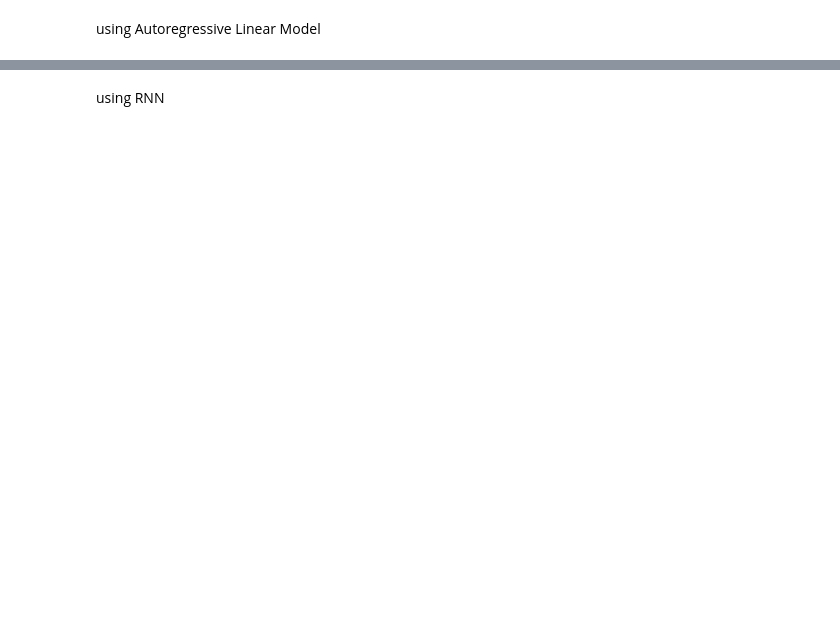
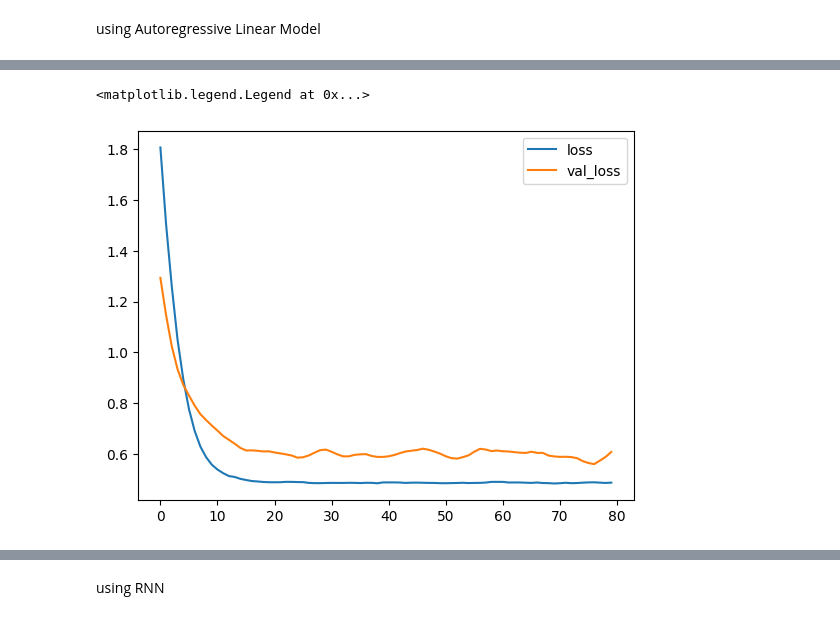
Before and after one commit to ChitteshKumar/udemy_deep_learning_tutorials, a Jupyter notebook: LSTM&GRU.ipynb, the cells around one changed output, grey strips where cells are left out. Drawn from its saved outputs; the diff is of its cells as text; code cells hidden in the pictures; blank space fills up the shorter version.

```diff
--- a/LSTM&GRU.ipynb
+++ b/LSTM&GRU.ipynb
@@ -26,9 +26,10 @@ for i in range(len(series)-T):
   x = series[i:i+T]
   X.append(x)
   y = series[i+T]
-  Y.append(Y)
+  Y.append(y)
 
 X = np.array(X).reshape(-1,T) #NxT
 Y = np.array(Y)
+N = len(X)
 print(X.shape)
 print(Y.shape)
@@ -35,2 +39,8 @@ print(Y.shape)
 # %% [markdown]
 using Autoregressive Linear Model
+# %%
+input = Input(shape=(T,))
+output = Dense(1)(input)
+model = Model(input, output)
+model.compile(loss = 'mse', optimizer=Adam(learning_rate = 0.01))
+r = model.fit( X[:-N//2], Y[:-N//2], epochs = 80, validation_data=(X[-N//2:], Y[-N//2:]))
@@ -36,0 +65,7 @@ using Autoregressive Linear Model
+# %%
+plt.plot(r.history['loss'], label = 'loss')
+plt.plot(r.history['val_loss'], label = 'val_loss')
+plt.legend()
+# %% [output]
+<matplotlib.legend.Legend at 0x...>
+[figure, added]
```
Also changed, not shown: parts of 13 cells of this notebook.
